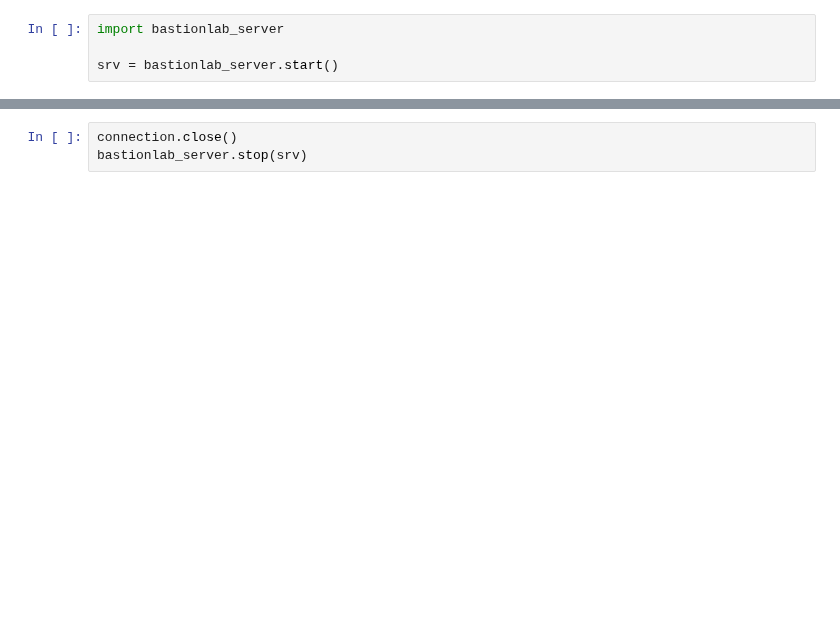
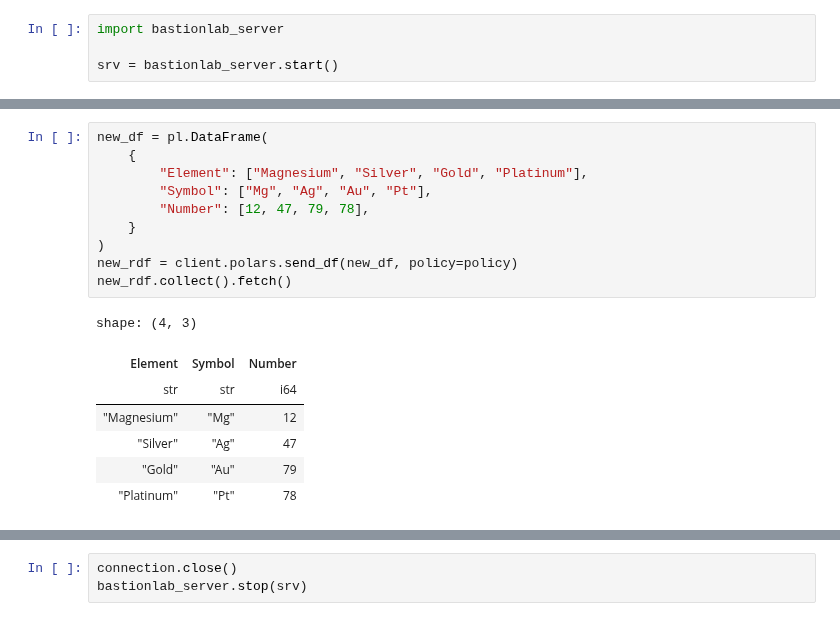
Before and after one commit to mithril-security/bastionlab, a Jupyter notebook: docs/docs/tutorials/data_cleaning.ipynb, the cells around one changed output, grey strips where cells are left out. Saved outputs shown, nothing was run; the diff lists cells and outputs as text; blank space fills up the shorter version.

```diff
--- a/docs/docs/tutorials/data_cleaning.ipynb
+++ b/docs/docs/tutorials/data_cleaning.ipynb
@@ -260,0 +182,18 @@ You now know how to clean your data using BastionLab. All that's left to do now
+# %%
+new_df = pl.DataFrame(
+    {
+        "Element": ["Magnesium", "Silver", "Gold", "Platinum"],
+        "Symbol": ["Mg", "Ag", "Au", "Pt"],
+        "Number": [12, 47, 79, 78],
+    }
+)
+new_rdf = client.polars.send_df(new_df, policy=policy)
+new_rdf.collect().fetch()
+# %% [output]
+shape: (4, 3)
+| Element | Symbol | Number |
+| str | str | i64 |
+| "Magnesium" | "Mg" | 12 |
+| "Silver" | "Ag" | 47 |
+| "Gold" | "Au" | 79 |
+| "Platinum" | "Pt" | 78 |
```
Also changed, not shown: parts of 57 cells of this notebook, 1 other file.
